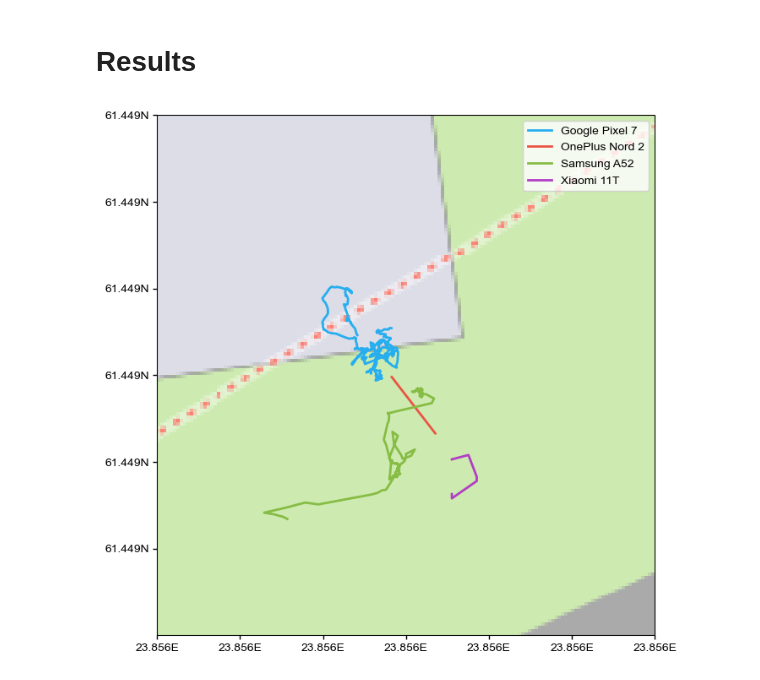
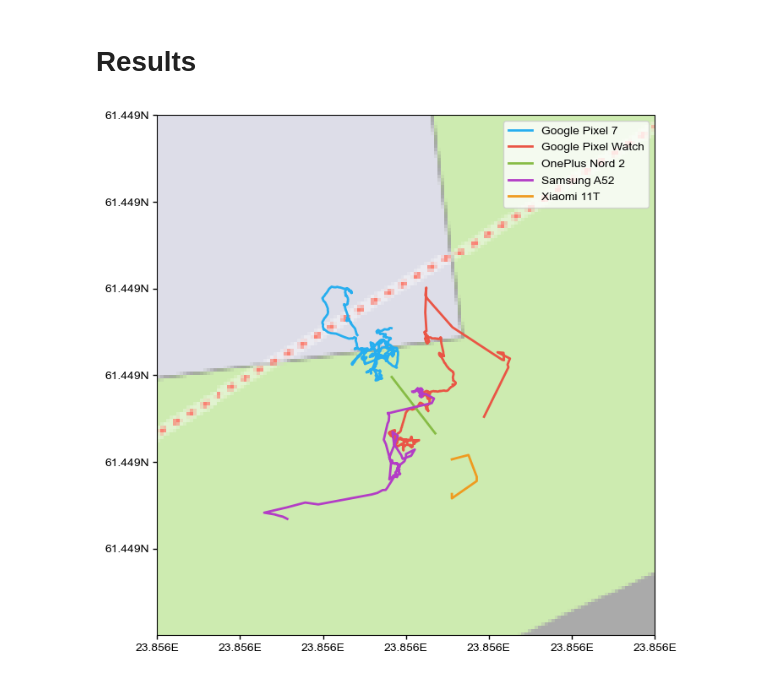
Before and after one commit to agrenier-gnss/MimirAnalyzer, a Jupyter notebook: jupyter/1_static.ipynb, the cells around one changed output. Saved outputs shown, nothing was run; the diff lists cells and outputs as text; code cells hidden in the pictures.

```diff
--- a/jupyter/1_static.ipynb
+++ b/jupyter/1_static.ipynb
@@ -47,0 +17,24 @@ for log in logs:
+# %%
+# Load log files
+measurements = ['Raw', 'Fix']
+logs = []
+
+log = LogReader(device="Google Pixel 7", specifiedTags=measurements, mode="logger",
+                filepath="../.data/2023_Dataset_Hervanta/S1_static/raw/log_GooglePixel7_20230217095501.txt")
+logs.append(log)
+
+log = LogReader(device="Google Pixel Watch", specifiedTags=measurements, mode="mimir",
+                filepath="../.data/2023_Dataset_Hervanta/S1_static/raw/log_GooglePixelWatch_20230814145154.txt")
+logs.append(log)
+
+log = LogReader(device="OnePlus Nord 2", specifiedTags=measurements, mode="logger",
+                filepath="../.data/2023_Dataset_Hervanta/S1_static/raw/log_OnePlusNord2_20230303105504.txt")
+logs.append(log)
+
+log = LogReader(device="Samsung A52", specifiedTags=measurements, mode="logger",
+                filepath="../.data/2023_Dataset_Hervanta/S1_static/raw/log_SamsungA52_20230317141230.txt")
+logs.append(log)
+
+log = LogReader(device="Xiaomi 11T", specifiedTags=measurements, mode="logger",
+                filepath="../.data/2023_Dataset_Hervanta/S1_static/raw/log_Xiaomi11_20230303095606.txt")
+logs.append(log)
@@ -49,15 +65,15 @@ for log in logs:
 # Compute ENU errors
 ref_enu = [61.44922404, 23.8562781, 162.711]
 for log in logs:
-    log['content'].fix[["east", "north", "up"]] = log['content'].fix.apply(
+    log.fix[["east", "north", "up"]] = log.fix.apply(
         lambda row: misc.convert2ENU(row['latitude'], row['longitude'], row['altitude'], ref_enu),
         axis='columns', result_type='expand')
 
-    log['content'].fix[["2D_error"]] = log['content'].fix.apply(
+    log.fix[["2D_error"]] = log.fix.apply(
         lambda row: misc.getHorizontalError(row['east'], row['north']),
         axis='columns', result_type='expand')
 
-    log['content'].fix[["3D_error"]] = log['content'].fix.apply(
+    log.fix[["3D_error"]] = log.fix.apply(
         lambda row: misc.get3DError(row['east'], row['north'], row['up']),
         axis='columns', result_type='expand')
 # %% [markdown]
@@ -65,15 +81,15 @@ for log in logs:
 # %%
 center = ref_enu[:2]
 #extent = [center[1] - 0.02, center[1] + 0.005, center[0] - 0.005, center[0] + 0.005]
 extent = [center[1] - 0.0002, center[1] + 0.0002, center[0] - 0.0001, center[0] + 0.0001]
 
 locations = {}
 for log in logs:
-    locations[log['device_name']] = log['content'].fix.loc[log['content'].fix['provider'].isin(['GPS']), ["latitude", "longitude"]]
+    locations[log.device] = log.fix.loc[log.fix['provider'].isin(['GPS']), ["latitude", "longitude"]]
 
 plotMap(locations=locations, extent=extent, scale=19)
 # %% [output]
-[figure, old version]
+[figure, new version]
 # %%
 plotEN(logs, lim=5, ticks=[0.1, 1])
 # %% [output]
```
Also changed, not shown: parts of 12 cells of this notebook, 2 other files.
